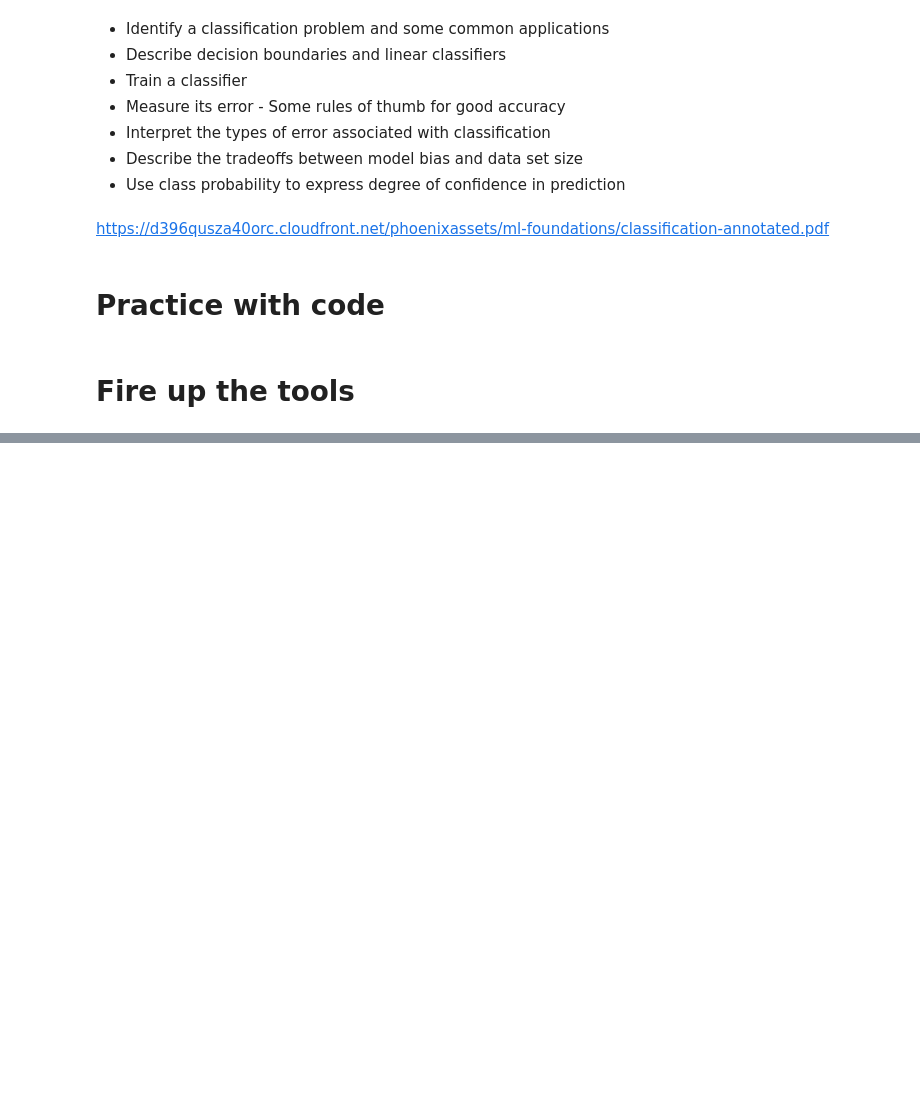
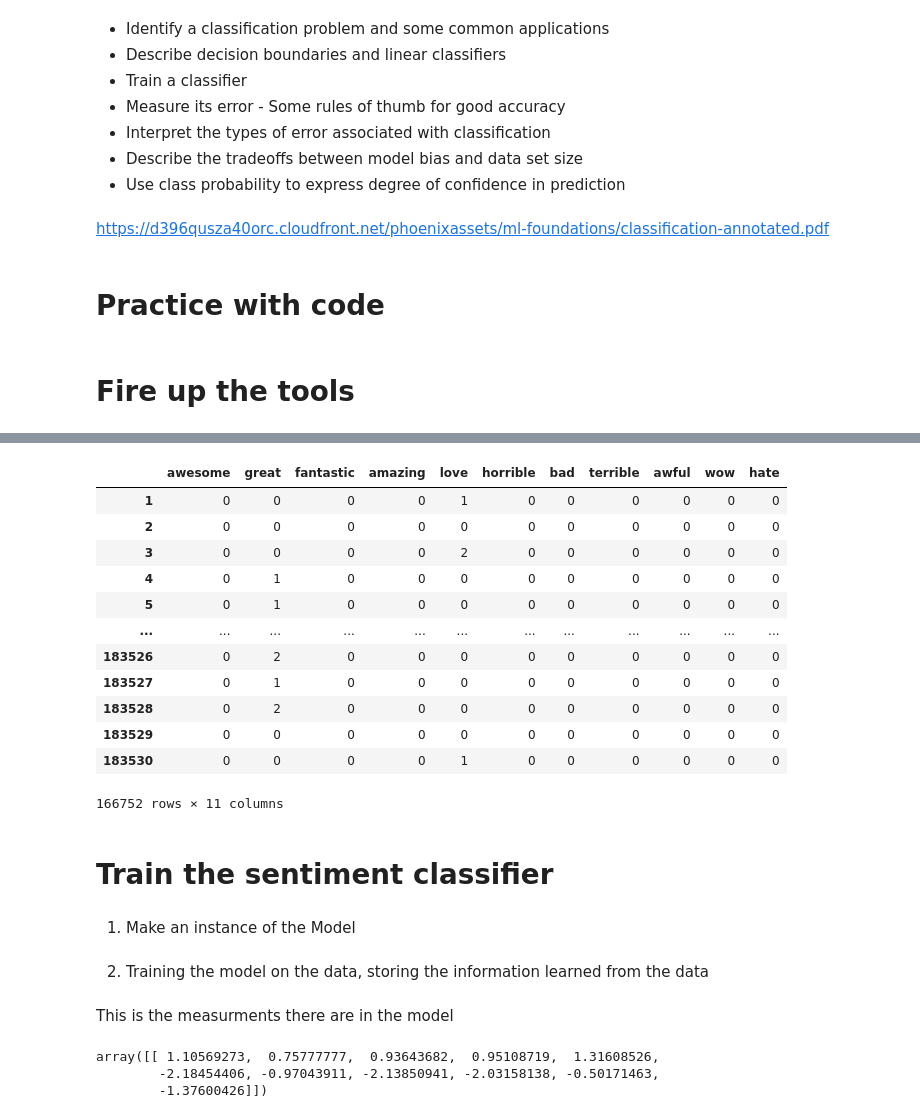
Before and after one commit to Estefaniajim/Machine-Learning-Projects, a Jupyter notebook: Machine Learning Foundations Coursera/A Case Study Approach Week 3/Untitled.ipynb, the cells around one changed output, grey strips where cells are left out. Saved outputs shown, nothing was run; the diff lists cells and outputs as text; code cells hidden in the pictures; blank space fills up the shorter version.

```diff
--- a/Machine Learning Foundations Coursera/A Case Study Approach Week 3/Untitled.ipynb
+++ b/Machine Learning Foundations Coursera/A Case Study Approach Week 3/Untitled.ipynb
@@ -175,0 +262,4 @@ from sklearn.feature_extraction.text import CountVectorizer
+# %%
+products = products[products['rating'] != 3] # ignore all the neutral sentiments
+# %%
+products['sentiment'] = products['rating'].apply(lambda rating : +1 if rating > 3 else -1) # positive or negative sentiments
@@ -175,0 +275,18 @@ from sklearn.feature_extraction.text import CountVectorizer
+# %%
+products[selectedWords]
+# %% [output]
+|  | awesome | great | fantastic | amazing | love | horrible | bad | terrible | awful | wow | hate |
+| 1 | 0 | 0 | 0 | 0 | 1 | 0 | 0 | 0 | 0 | 0 | 0 |
+| 2 | 0 | 0 | 0 | 0 | 0 | 0 | 0 | 0 | 0 | 0 | 0 |
+| 3 | 0 | 0 | 0 | 0 | 2 | 0 | 0 | 0 | 0 | 0 | 0 |
+| 4 | 0 | 1 | 0 | 0 | 0 | 0 | 0 | 0 | 0 | 0 | 0 |
+| 5 | 0 | 1 | 0 | 0 | 0 | 0 | 0 | 0 | 0 | 0 | 0 |
+| ... | ... | ... | ... | ... | ... | ... | ... | ... | ... | ... | ... |
+| 183526 | 0 | 2 | 0 | 0 | 0 | 0 | 0 | 0 | 0 | 0 | 0 |
+| 183527 | 0 | 1 | 0 | 0 | 0 | 0 | 0 | 0 | 0 | 0 | 0 |
+| 183528 | 0 | 2 | 0 | 0 | 0 | 0 | 0 | 0 | 0 | 0 | 0 |
+| 183529 | 0 | 0 | 0 | 0 | 0 | 0 | 0 | 0 | 0 | 0 | 0 |
+| 183530 | 0 | 0 | 0 | 0 | 1 | 0 | 0 | 0 | 0 | 0 | 0 |
+166752 rows × 11 columns
+# %% [markdown]
+# Train the sentiment classifier
@@ -175,0 +295,2 @@ from sklearn.feature_extraction.text import CountVectorizer
+# %% [markdown]
+1. Make an instance of the Model
@@ -175,0 +299,2 @@ from sklearn.feature_extraction.text import CountVectorizer
+# %% [markdown]
+2. Training the model on the data, storing the information learned from the data
@@ -175,0 +303,8 @@ from sklearn.feature_extraction.text import CountVectorizer
+# %% [markdown]
+This is the measurments there are in the model
+# %%
+selectedWordsModel.coef_
+# %% [output]
+array([[ 1.10569273,  0.75777777,  0.93643682,  0.95108719,  1.31608526,
+        -2.18454406, -0.97043911, -2.13850941, -2.03158138, -0.50171463,
+        -1.37600426]])
```
Also changed, not shown: parts of 32 cells of this notebook.
